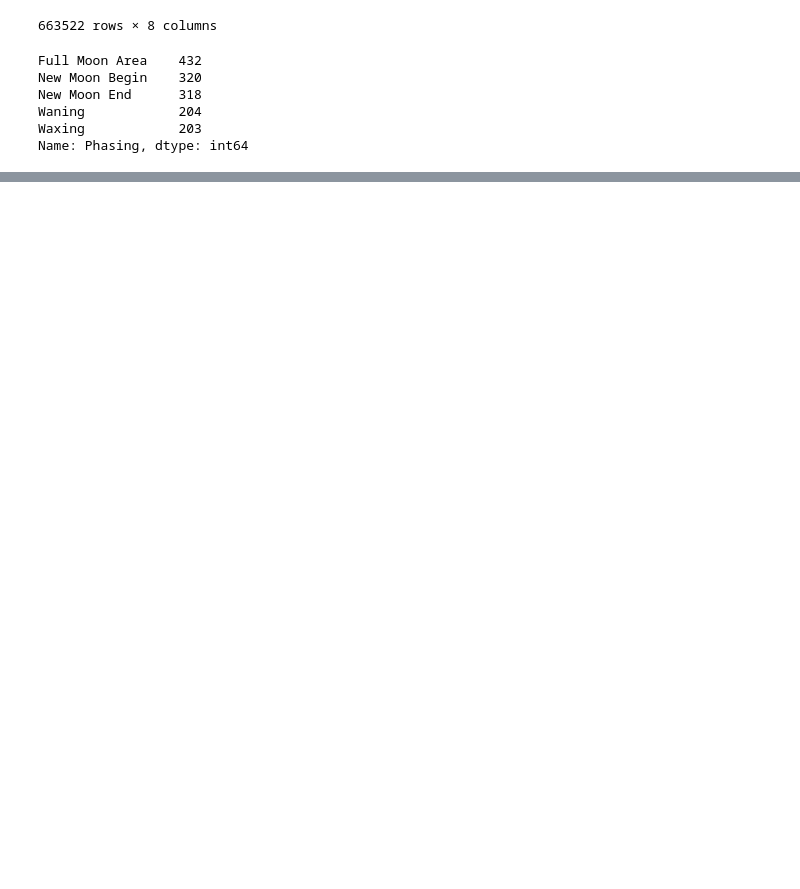
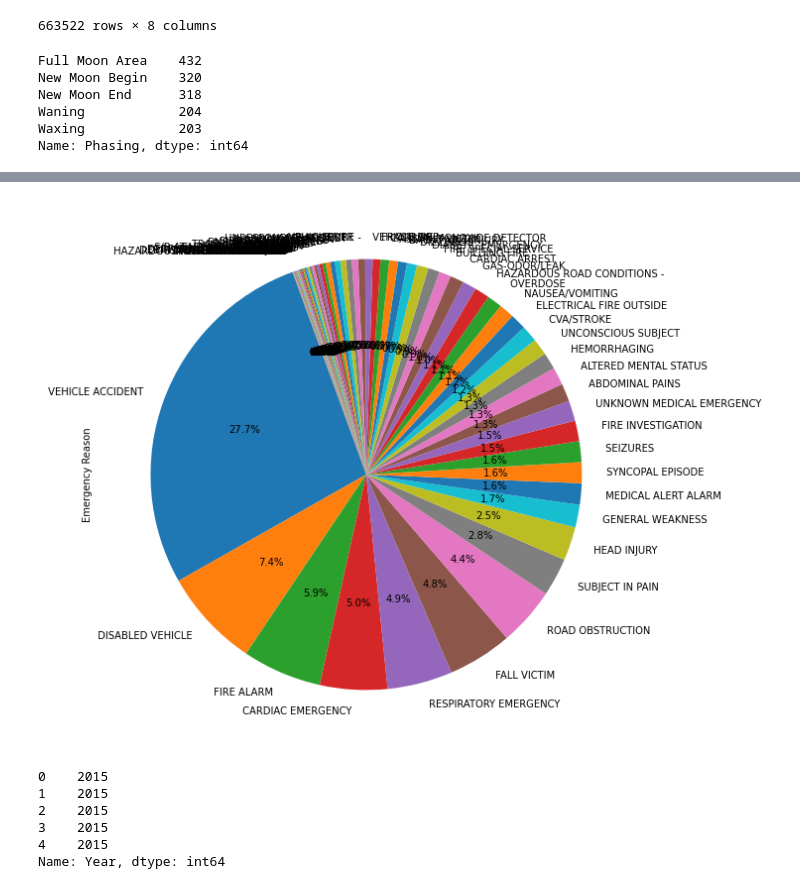
Before and after one commit to ytran010/The_Werewolves, a Jupyter notebook: Main.ipynb, the cells around one changed output, grey strips where cells are left out. Cells and saved outputs as stored; diff of their text form; code cells hidden in the pictures; blank space fills up the shorter version.

```diff
--- a/Main.ipynb
+++ b/Main.ipynb
@@ -193,0 +309,10 @@ NameError: name 'calls_in_day' is not defined
+# %%
+Fullmoon = werewolf_df.loc[werewolf_df["Moon Phase"]==0.5,['lat','lng','zip','Emergency Reason','Responder','Town/City','Date','Moon Phase']]
+# Fullmoon["Emergency Reason"].value_counts().head()
+
+Fullmoon["Emergency Reason"] = Fullmoon["Emergency Reason"].str.replace('DISABLED VEHICLE -','DISABLED VEHICLE')
+Fullmoon["Emergency Reason"] = Fullmoon["Emergency Reason"].str.replace('VEHICLE ACCIDENT -','VEHICLE ACCIDENT')
+Fullmoon["Emergency Reason"] = Fullmoon["Emergency Reason"].str.replace('EMERGENCY VEHICLE','VEHICLE ACCIDENT')
+Fullmoon["Emergency Reason"] = Fullmoon["Emergency Reason"].str.replace('ROAD OBSTRUCTION -','ROAD OBSTRUCTION')
+
+Fullmoon["Emergency Reason"].value_counts()
@@ -193,0 +332,17 @@ NameError: name 'calls_in_day' is not defined
+# %%
+Fullmoon['Emergency Reason'].value_counts().plot(kind='pie', autopct='%1.1f%%', startangle=110, figsize=(18,10))
+plt.savefig("Images/Fullmoon_Jingou.png")
+# %% [output]
+[figure, added]
+# %%
+# YVONNE
+
+werewolf_df["Year"] = pd.DatetimeIndex(werewolf_df.loc[:,"Date"]).year
+werewolf_df["Year"].head()
+# %% [output]
+0    2015
+1    2015
+2    2015
+3    2015
+4    2015
+Name: Year, dtype: int64
```
Also changed, not shown: parts of 27 cells of this notebook, 7 other files.
